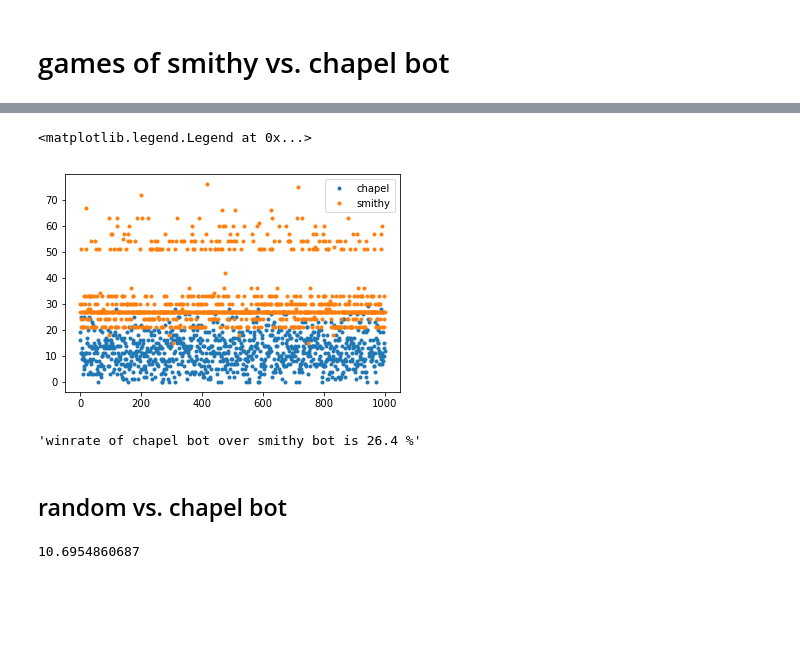
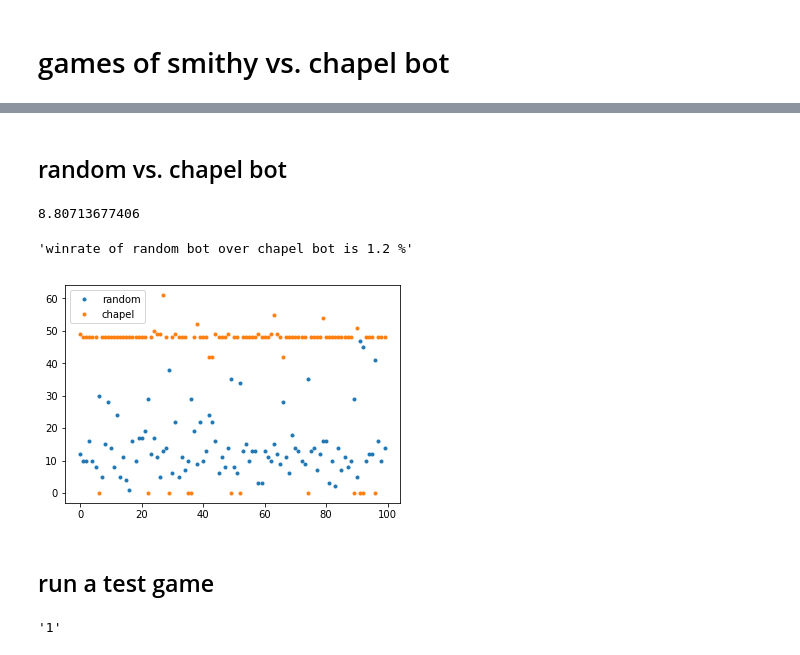
Before and after one commit to hungiyang/dominiate, a Jupyter notebook: dominiate/dominiate_testing.ipynb, the cells around one changed output, grey strips where cells are left out. Saved outputs shown, nothing was run; the diff lists cells and outputs as text; code cells hidden in the pictures; blank space fills up the shorter version.

```diff
--- a/dominiate/dominiate_testing.ipynb
+++ b/dominiate/dominiate_testing.ipynb
@@ -56,9 +56,9 @@ plt.legend(['random','smithy'])
 st = time.time()
 s = []
 for i in xrange(1000):
-    p1 = combobot.smithyComboBot
-    p2 = combobot.chapelComboBot
-    s_this = dominion.run([p1,p2])
+    p1 = smithyComboBotFactory()
+    p2 = chapelComboBot
+    s_this = run([p1,p2])
     s.append(s_this)
 print time.time() - st
 # %% [output]
@@ -84,25 +86,36 @@ smithy = np.array(smithy)
-# %%
-plt.plot(rl,'.')
-plt.plot(smithy,'.')
-plt.legend(['chapel','smithy'])
-# %% [output]
-<matplotlib.legend.Legend at 0x...>
-[figure, removed]
-# %%
-'winrate of chapel bot over smithy bot is {:.01f} %'.format(sum(chapel-smithy>0)/1000.*100)
-# %% [output]
-'winrate of chapel bot over smithy bot is 26.4 %'
 # %% [markdown]
 ## random vs. chapel bot
 # %%
 st = time.time()
 s = []
 for i in xrange(100):
-    p1 = combobot.chapelComboBot
+    p1 = chapelComboBot
     vf = lambda x: 0
-    p2 = rl_agent.RLPlayer(vf)
-    s_this = dominion.run([p1,p2])
+    p2 = RLPlayer(vf)
+    s_this = run([p1,p2])
     s.append(s_this)
 print time.time() - st
 # %% [output]
-10.6954860687
+8.80713677406
+# %%
+rl=[]
+smithy=[]
+for s_this in s:
+    if isinstance(s_this[0][0], RLPlayer):
+        rl.append(s_this[0][1])
+        smithy.append(s_this[1][1])
+    else:
+        rl.append(s_this[1][1])
+        smithy.append(s_this[0][1])
+
+rl = np.array(rl)
+smithy = np.array(smithy)
+plt.plot(rl,'.')
+plt.plot(smithy,'.')
+plt.legend(['random','chapel'])
+'winrate of random bot over chapel bot is {:.01f} %'.format(sum(rl-smithy>0)/1000.*100)
+# %% [output]
+'winrate of random bot over chapel bot is 1.2 %'
+[figure, added]
+# %% [markdown]
+## run a test game
@@ -108,0 +130,4 @@ print time.time() - st
+# %%
+g.playerstates[0].player.name
+# %% [output]
+'1'
```
Also changed, not shown: parts of 35 cells of this notebook, 3 other files.
